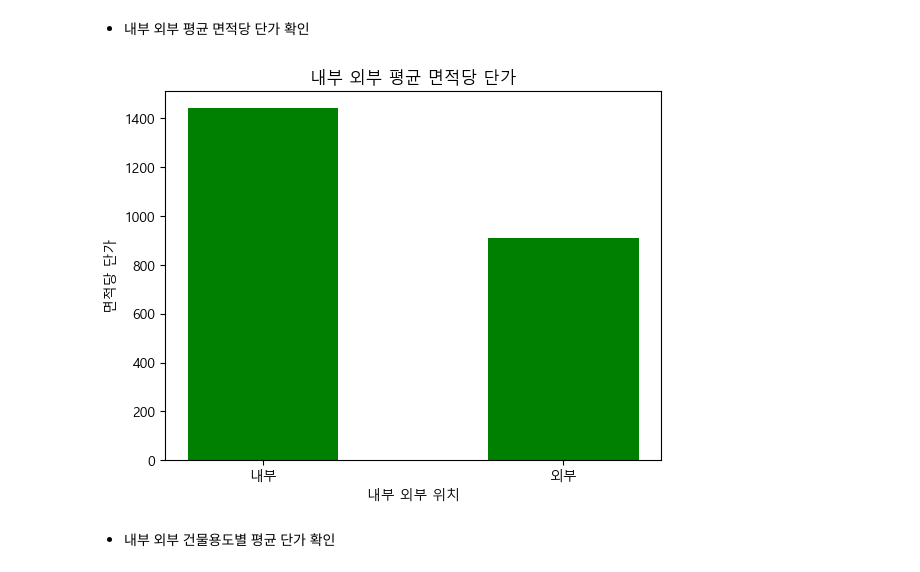
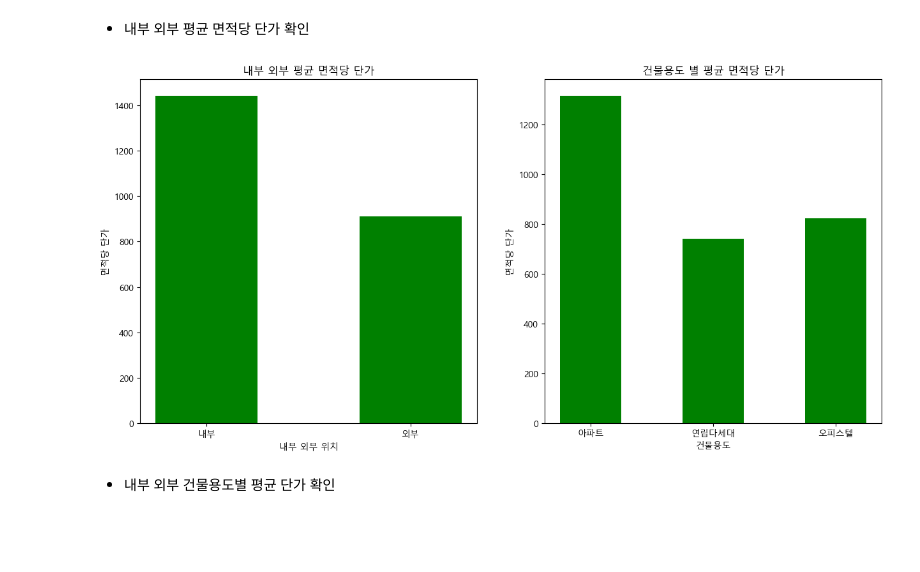
Before and after one commit to GitSkyBlue/Estate, a Jupyter notebook: Estate.ipynb, the cells around one changed output. Saved outputs shown, nothing was run; the diff lists cells and outputs as text; code cells hidden in the pictures; blank space fills up the shorter version.

Commit message:
Feat: Graph, ML Done

```diff
--- a/Estate.ipynb
+++ b/Estate.ipynb
@@ -230,6 +276,6 @@ df.head()
 # %%
-# df.drop(['Unnamed: 0', '자치구코드', '법정동코드', '지번구분', '지번구분명', '건물명', '국고채(1년)', '국고채(5년)', '면적당 단가', '물건금액(만원)_평균', '건물용도_단독다가구', '건물용도_아파트', '건물용도_연립다세대', '건물용도_오피스텔'], axis=1, inplace=True)
-df.drop(['자치구코드', '법정동코드', '지번구분', '지번구분명', '건물명', '국고채(1년)', '국고채(5년)', '면적당 단가', '물건금액(만원)_평균', '건물용도_단독다가구', '건물용도_아파트', '건물용도_연립다세대', '건물용도_오피스텔'], axis=1, inplace=True)
+df.drop(['Unnamed: 0', '자치구코드', '법정동코드', '지번구분', '지번구분명', '건물명', '국고채(1년)', '국고채(5년)', '면적당 단가', '물건금액(만원)_평균', '건물용도_단독다가구', '건물용도_아파트', '건물용도_연립다세대', '건물용도_오피스텔'], axis=1, inplace=True)
+# df.drop(['자치구코드', '법정동코드', '지번구분', '지번구분명', '건물명', '국고채(1년)', '국고채(5년)', '면적당 단가', '물건금액(만원)_평균', '건물용도_단독다가구', '건물용도_아파트', '건물용도_연립다세대', '건물용도_오피스텔'], axis=1, inplace=True)
 # %%
 df = df[df['건물용도'] != '단독다가구']
 # %%
@@ -553,14 +599,22 @@ print('2호선 바깥쪽 자치구 :', list(df[df['안밖'] == 'out']['자치구
 # %% [markdown]
 - 내부 외부 평균 면적당 단가 확인
 # %%
+plt.figure(figsize=(15, 7))
+plt.subplot(121)
 plt.bar(df.groupby('안밖')['면적당 단가'].mean().index, df.groupby('안밖')['면적당 단가'].mean(), width=0.5, color='green')
 plt.title('내부 외부 평균 면적당 단가')
 plt.xlabel('내부 외부 위치')
 plt.xticks([0, 1], labels=['내부', '외부'])
 plt.ylabel('면적당 단가')
+
+plt.subplot(122)
+plt.bar(df.groupby('건물용도')['면적당 단가'].mean().index, df.groupby('건물용도')['면적당 단가'].mean(), width=0.5, color='green')
+plt.title('건물용도 별 평균 면적당 단가')
+plt.xlabel('건물용도')
+plt.ylabel('면적당 단가')
 plt.show()
 # %% [output]
-[figure, old version]
+[figure, new version]
 # %% [markdown]
 - 내부 외부 건물용도별 평균 단가 확인
 # %%
```
Also changed, not shown: parts of 22 cells of this notebook, 2 other files.
